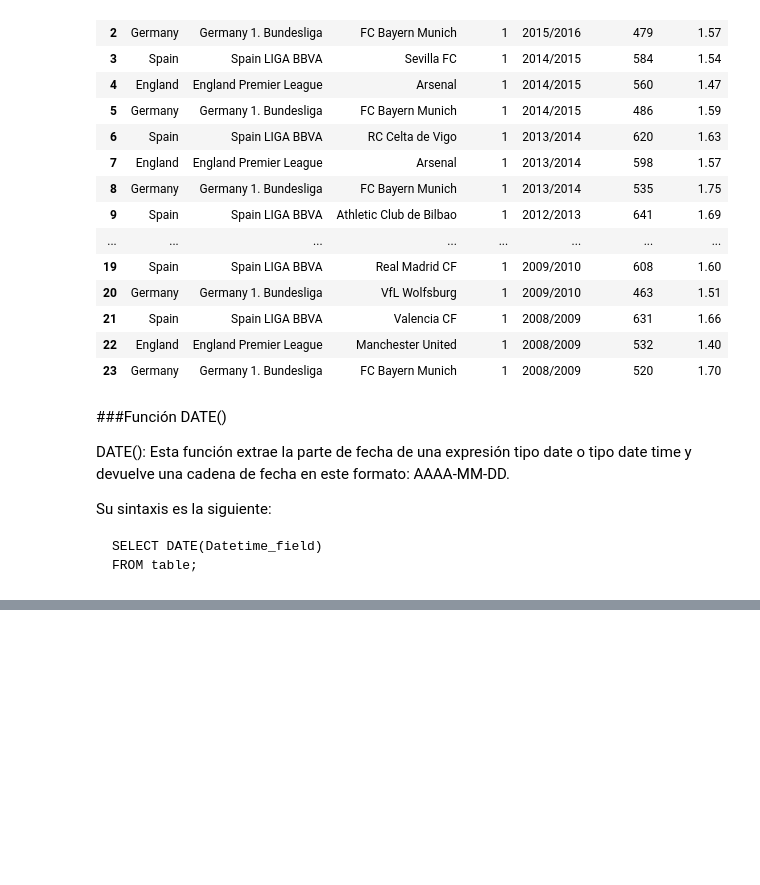
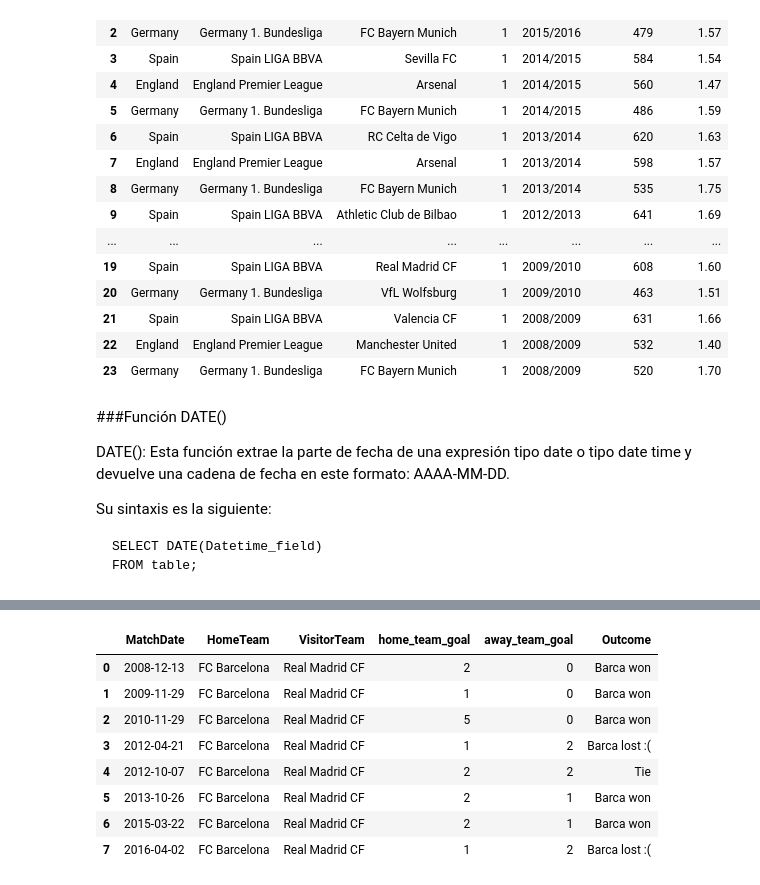
Before and after one commit to ErikaDivantoque/Talento_Tech, a Jupyter notebook: Modulo_2_SQL.ipynb, the cells around one changed output, grey strips where cells are left out. Cells and saved outputs as stored; diff of their text form; code cells hidden in the pictures; blank space fills up the shorter version.

```diff
--- a/Modulo_2_SQL.ipynb
+++ b/Modulo_2_SQL.ipynb
@@ -1190,0 +1275,31 @@ ratingCristiano
+# %%
+# 12.2  Queremos una tabla que me indique los partidos jugados por el FC Barcelona como local contra el Real Madrid CF, la fecha de juego y si perdió, ganó o empató.
+
+query = """ SELECT DATE(M.date)      AS MatchDate,
+                   HT.team_long_name AS HomeTeam,
+                   VT.team_long_name AS VisitorTeam,
+                   home_team_goal,
+                   away_team_goal,
+                   CASE
+                    WHEN HT.team_api_id = 8634 AND VT.team_api_id = 8633 AND home_team_goal < away_team_goal THEN 'Barca lost :('
+                    WHEN HT.team_api_id = 8634 AND VT.team_api_id = 8633 AND home_team_goal > away_team_goal THEN 'Barca won'
+                    ELSE 'Tie'
+                END AS Outcome
+            FROM Match AS M
+            LEFT JOIN Team AS HT ON HT.team_api_id =M.home_team_api_id
+            LEFT JOIN Team AS VT ON VT.team_api_id =M.away_team_api_id
+            WHERE HT.team_api_id = 8634 AND VT.team_api_id = 8633 ;"""
+
+
+BarcaMadrid_results = pd.read_sql(query, conn)
+BarcaMadrid_results
+# %% [output]
+|  | MatchDate | HomeTeam | VisitorTeam | home_team_goal | away_team_goal | Outcome |
+| 0 | 2008-12-13 | FC Barcelona | Real Madrid CF | 2 | 0 | Barca won |
+| 1 | 2009-11-29 | FC Barcelona | Real Madrid CF | 1 | 0 | Barca won |
+| 2 | 2010-11-29 | FC Barcelona | Real Madrid CF | 5 | 0 | Barca won |
+| 3 | 2012-04-21 | FC Barcelona | Real Madrid CF | 1 | 2 | Barca lost :( |
+| 4 | 2012-10-07 | FC Barcelona | Real Madrid CF | 2 | 2 | Tie |
+| 5 | 2013-10-26 | FC Barcelona | Real Madrid CF | 2 | 1 | Barca won |
+| 6 | 2015-03-22 | FC Barcelona | Real Madrid CF | 2 | 1 | Barca won |
+| 7 | 2016-04-02 | FC Barcelona | Real Madrid CF | 1 | 2 | Barca lost :( |
```
Also changed, not shown: parts of 10 cells of this notebook.
